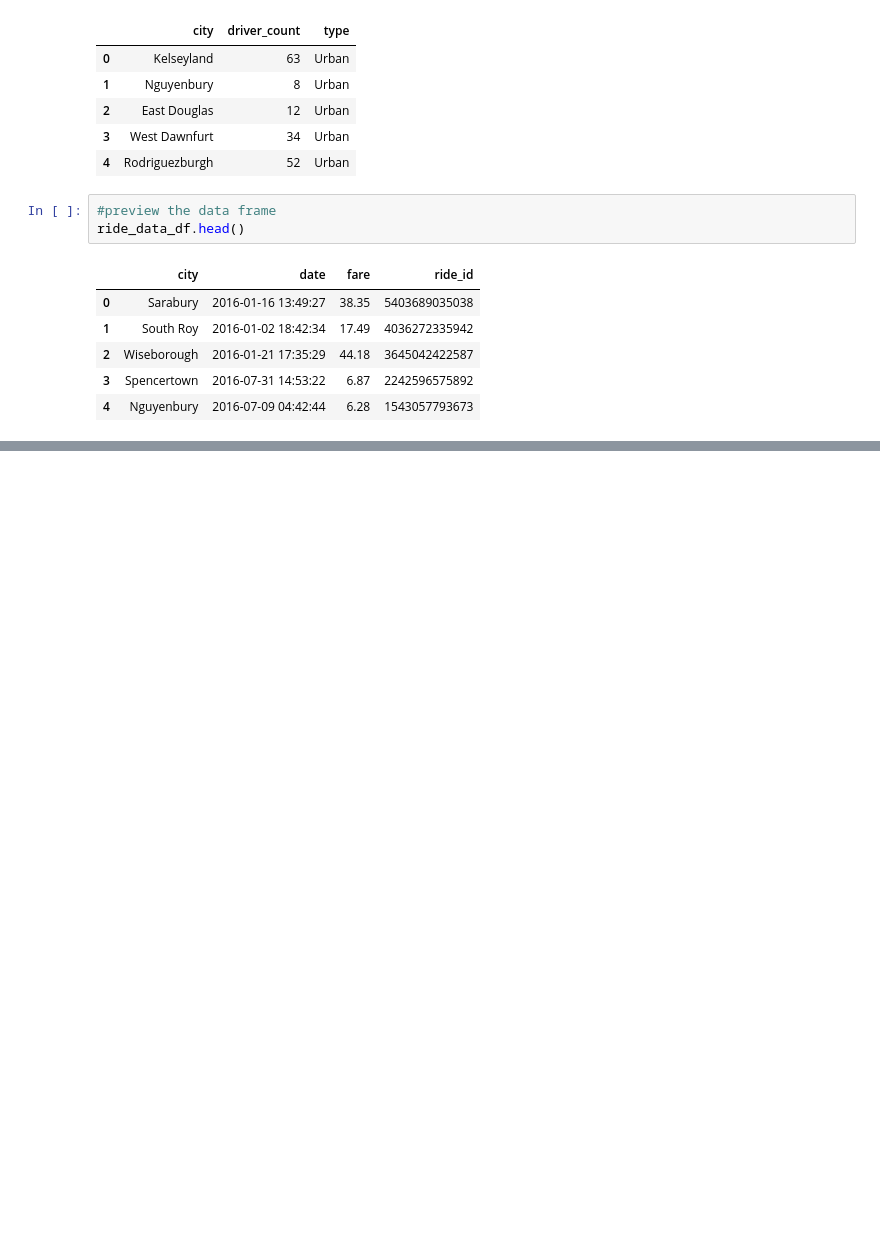
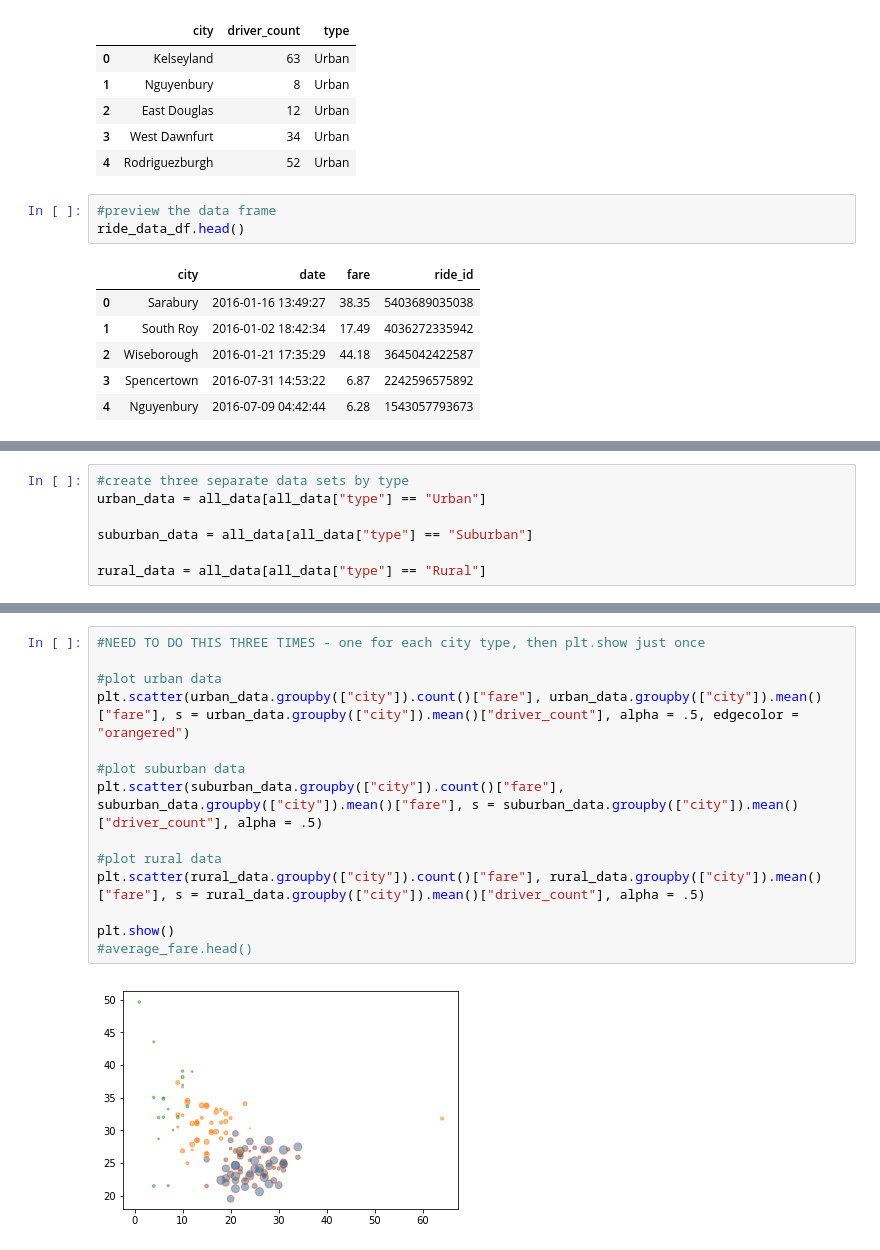
Before and after one commit to arnenewman11/python-challenge, a Jupyter notebook: Pyber/pyber_working_AN.ipynb, the cells around one changed output, grey strips where cells are left out. Saved outputs shown, nothing was run; the diff lists cells and outputs as text; blank space fills up the shorter version.

```diff
--- a/Pyber/pyber_working_AN.ipynb
+++ b/Pyber/pyber_working_AN.ipynb
@@ -61,2 +63,9 @@ all_data.head()
+# %%
+#create three separate data sets by type
+urban_data = all_data[all_data["type"] == "Urban"]
+
+suburban_data = all_data[all_data["type"] == "Suburban"]
+
+rural_data = all_data[all_data["type"] == "Rural"]
 # %%
 #calculate the average fare by city
@@ -102,2 +112,18 @@ Name: driver_count, dtype: float64
+# %%
+#NEED TO DO THIS THREE TIMES - one for each city type, then plt.show just once
+
+#plot urban data
+plt.scatter(urban_data.groupby(["city"]).count()["fare"], urban_data.groupby(["city"]).mean()["fare"], s = urban_data.groupby(["city"]).mean()["driver_count"], alpha = .5, edgecolor = "orangered")
+
+#plot suburban data
+plt.scatter(suburban_data.groupby(["city"]).count()["fare"], suburban_data.groupby(["city"]).mean()["fare"], s = suburban_data.groupby(["city"]).mean()["driver_count"], alpha = .5)
+
+#plot rural data
+plt.scatter(rural_data.groupby(["city"]).count()["fare"], rural_data.groupby(["city"]).mean()["fare"], s = rural_data.groupby(["city"]).mean()["driver_count"], alpha = .5)
+
+plt.show()
+#average_fare.head()
+# %% [output]
+[figure, added]
 # %%
 #what is going on here? I can't get city_data sorted, and can't pull the specific columns that I want
```
Also changed, not shown: parts of 9 cells of this notebook.
